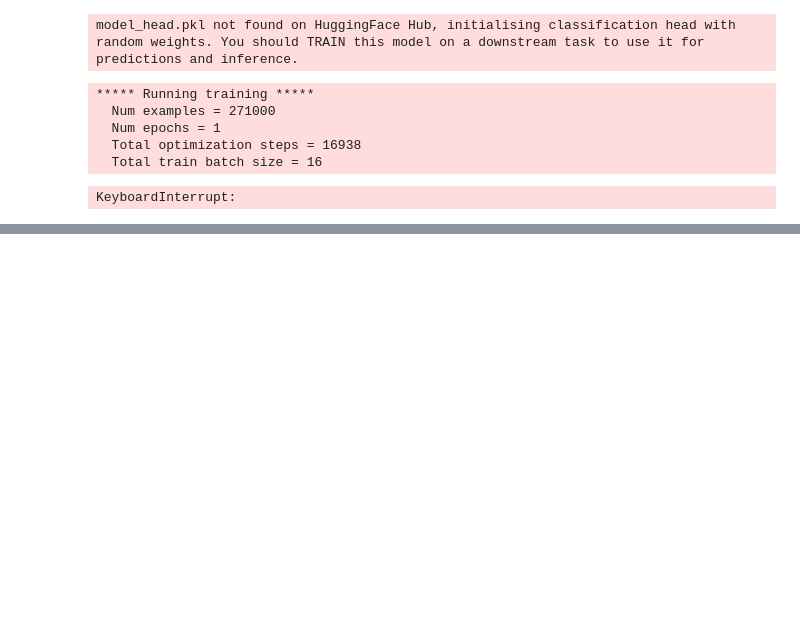
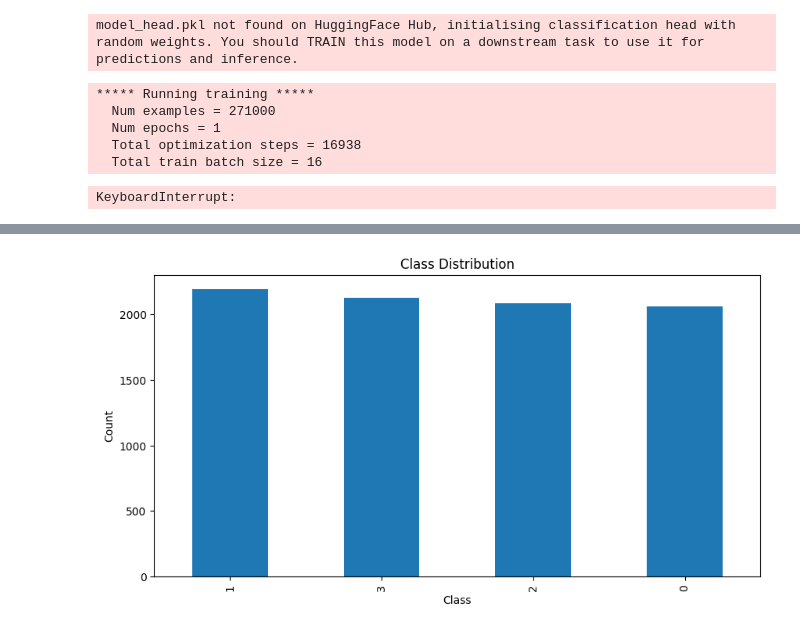
Before and after one commit to gangula-karthik/KAKI-App, a Jupyter notebook: customer_support/ticketClassifierV2.ipynb, the cells around one changed output, grey strips where cells are left out. Drawn from its saved outputs; the diff is of its cells as text; code cells hidden in the pictures; blank space fills up the shorter version.

```diff
--- a/customer_support/ticketClassifierV2.ipynb
+++ b/customer_support/ticketClassifierV2.ipynb
@@ -222,0 +290,27 @@ KeyboardInterrupt:
+# %%
+import nltk
+from nltk.corpus import stopwords
+from nltk.stem import WordNetLemmatizer
+import string
+
+# Download necessary NLTK data
+nltk.download('stopwords')
+nltk.download('wordnet')
+
+# Initialize a Lemmatizer
+lemmatizer = WordNetLemmatizer()
+
+# Define a function to handle all preprocessing
+def preprocess_text(text):
+    # Lowercase the text
+    text = text.lower()
+    # Remove punctuation
+    text = ''.join([char for char in text if char not in string.punctuation])
+    # Remove stopwords
+    text = ' '.join([word for word in text.split() if word not in stopwords.words('english')])
+    # Lemmatize the words
+    text = ' '.join([lemmatizer.lemmatize(word) for word in text.split()])
+    return text
+
+# Apply the preprocessing to each text in your DataFrame
+df['text'] = df['text'].apply(preprocess_text)
@@ -222,0 +488,18 @@ KeyboardInterrupt:
+# %%
+%pip install matplotlib
+import matplotlib.pyplot as plt
+
+# Calculate the value counts of the 'label' column
+class_counts = df['label'].value_counts()
+
+# Print the class counts
+print(class_counts)
+
+# Plot the class counts
+plt.figure(figsize=(10,5))
+class_counts.plot(kind='bar')
+plt.xlabel('Class')
+plt.ylabel('Count')
+plt.title('Class Distribution')
+plt.show()
+# %% [output]
@@ -222,0 +523 @@ KeyboardInterrupt:
+[figure, added]
```
Also changed, not shown: parts of 19 cells of this notebook, 2 other files.
